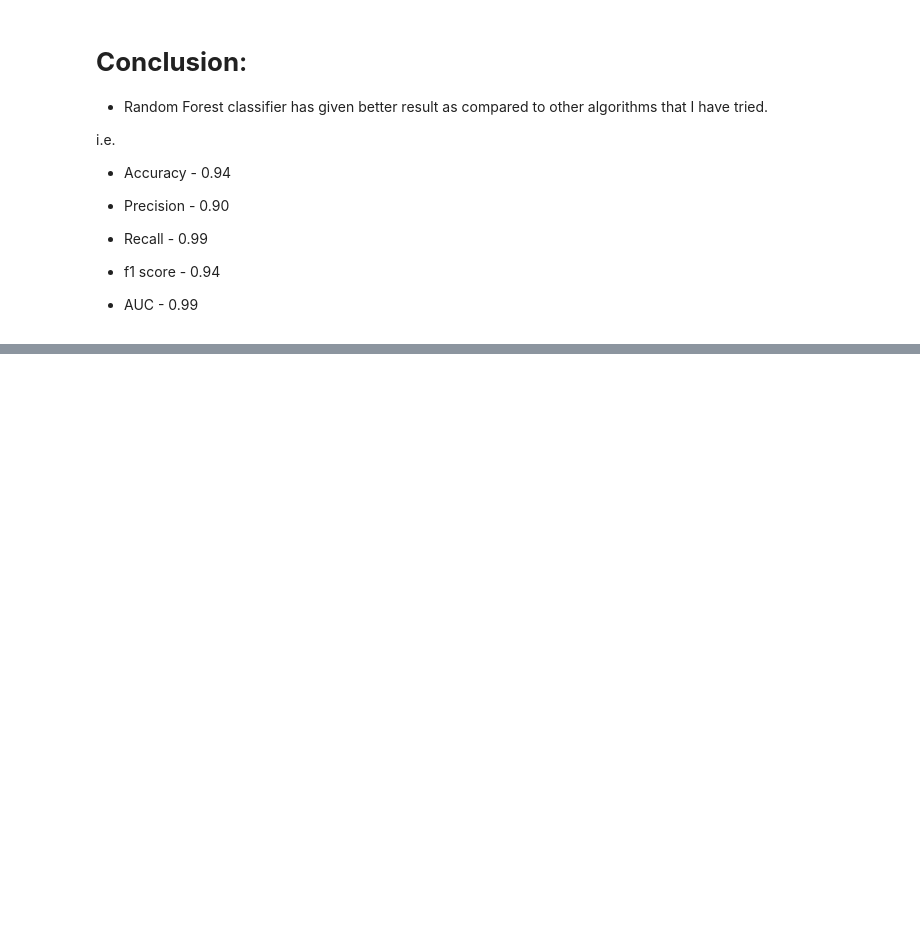
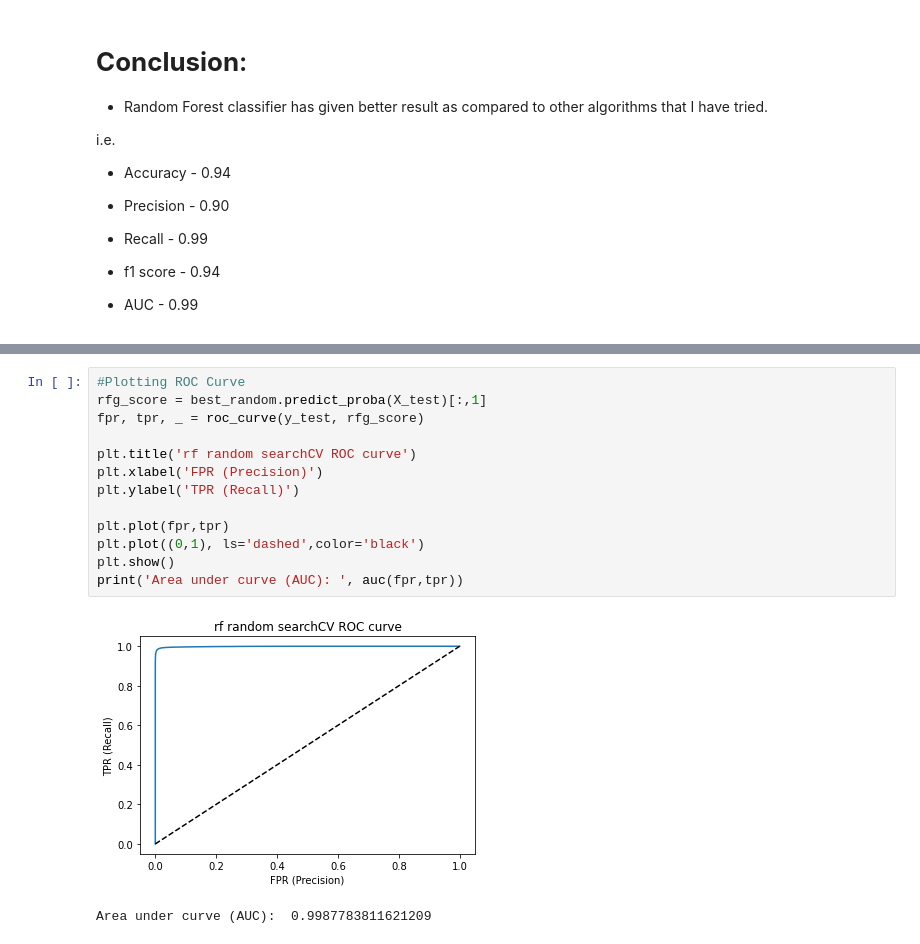
Before and after one commit to sapanapawar/Health-Insurance-Cross-Sell-Prediction, a Jupyter notebook: HEALTH_INSURANCE_CROSS_SELL_PREDICTION.ipynb, the cells around one changed output, grey strips where cells are left out. Cells and saved outputs as stored; diff of their text form; blank space fills up the shorter version.

```diff
--- a/HEALTH_INSURANCE_CROSS_SELL_PREDICTION.ipynb
+++ b/HEALTH_INSURANCE_CROSS_SELL_PREDICTION.ipynb
@@ -913,0 +976,16 @@ i.e.
+# %%
+#Plotting ROC Curve
+rfg_score = best_random.predict_proba(X_test)[:,1]
+fpr, tpr, _ = roc_curve(y_test, rfg_score)
+
+plt.title('rf random searchCV ROC curve')
+plt.xlabel('FPR (Precision)')
+plt.ylabel('TPR (Recall)')
+
+plt.plot(fpr,tpr)
+plt.plot((0,1), ls='dashed',color='black')
+plt.show()
+print('Area under curve (AUC): ', auc(fpr,tpr))
+# %% [output]
+[figure, added]
+Area under curve (AUC):  0.9987783811621209
```
Also changed, not shown: parts of 9 cells of this notebook.
